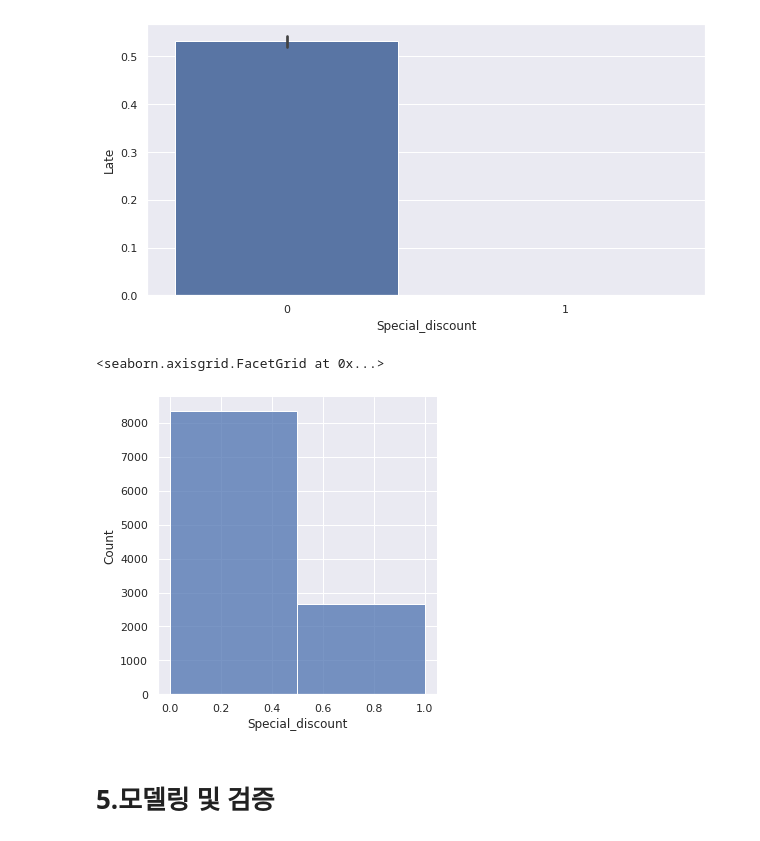
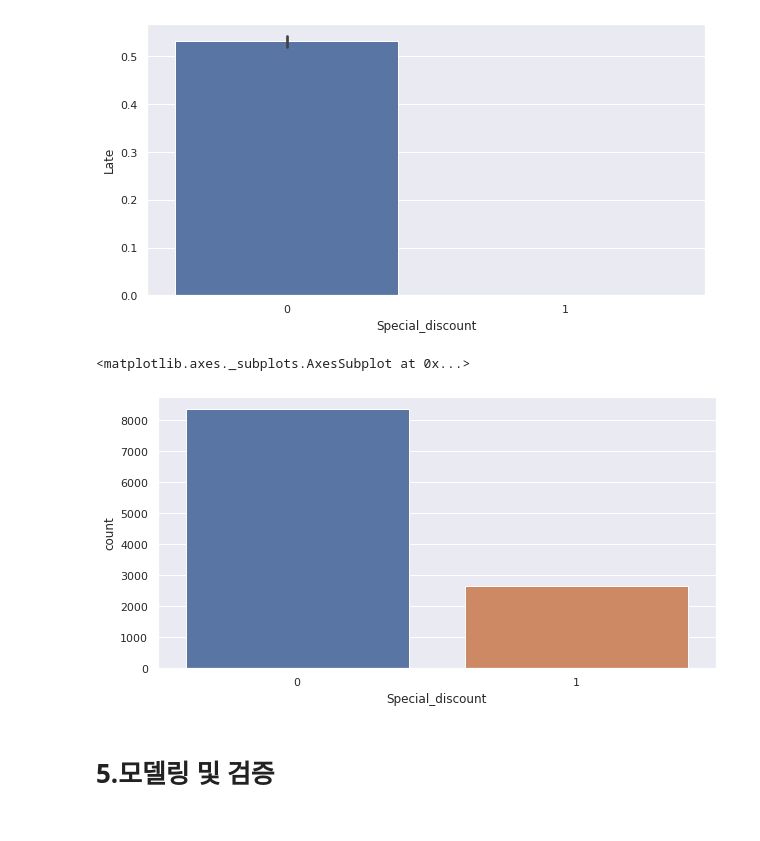
Before and after one commit to JIN-YOOCHAN/SalesShipping, a Jupyter notebook: SalesShipping.ipynb, the cells around one changed output. Cells and saved outputs as stored; diff of their text form; code cells hidden in the pictures.

```diff
--- a/SalesShipping.ipynb
+++ b/SalesShipping.ipynb
@@ -234,10 +238,10 @@ sns.barplot(x='Special_discount', y='Late', data=df)
 [figure]
 # %%
 #@title
-sns.displot(df["Special_discount"],bins=2)
+sns.countplot(x="Special_discount", data=df)
 # %% [output]
-<seaborn.axisgrid.FacetGrid at 0x...>
+<matplotlib.axes._subplots.AxesSubplot at 0x...>
-[figure, old version]
+[figure, new version]
 # %% [markdown]
 # 5.모델링 및 검증
 # %% [markdown]
```
Also changed, not shown: parts of 9 cells of this notebook, 1 other file.
